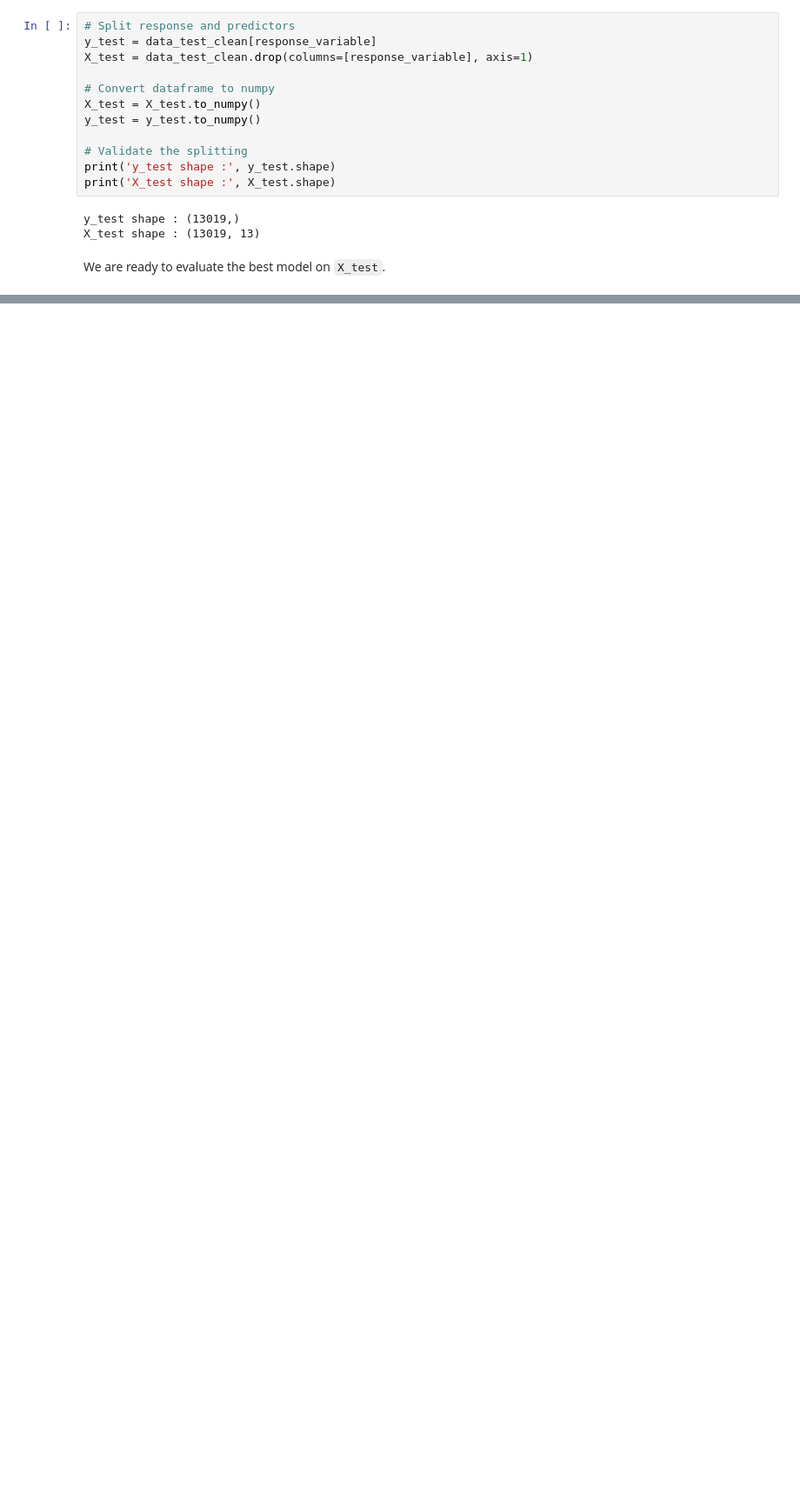
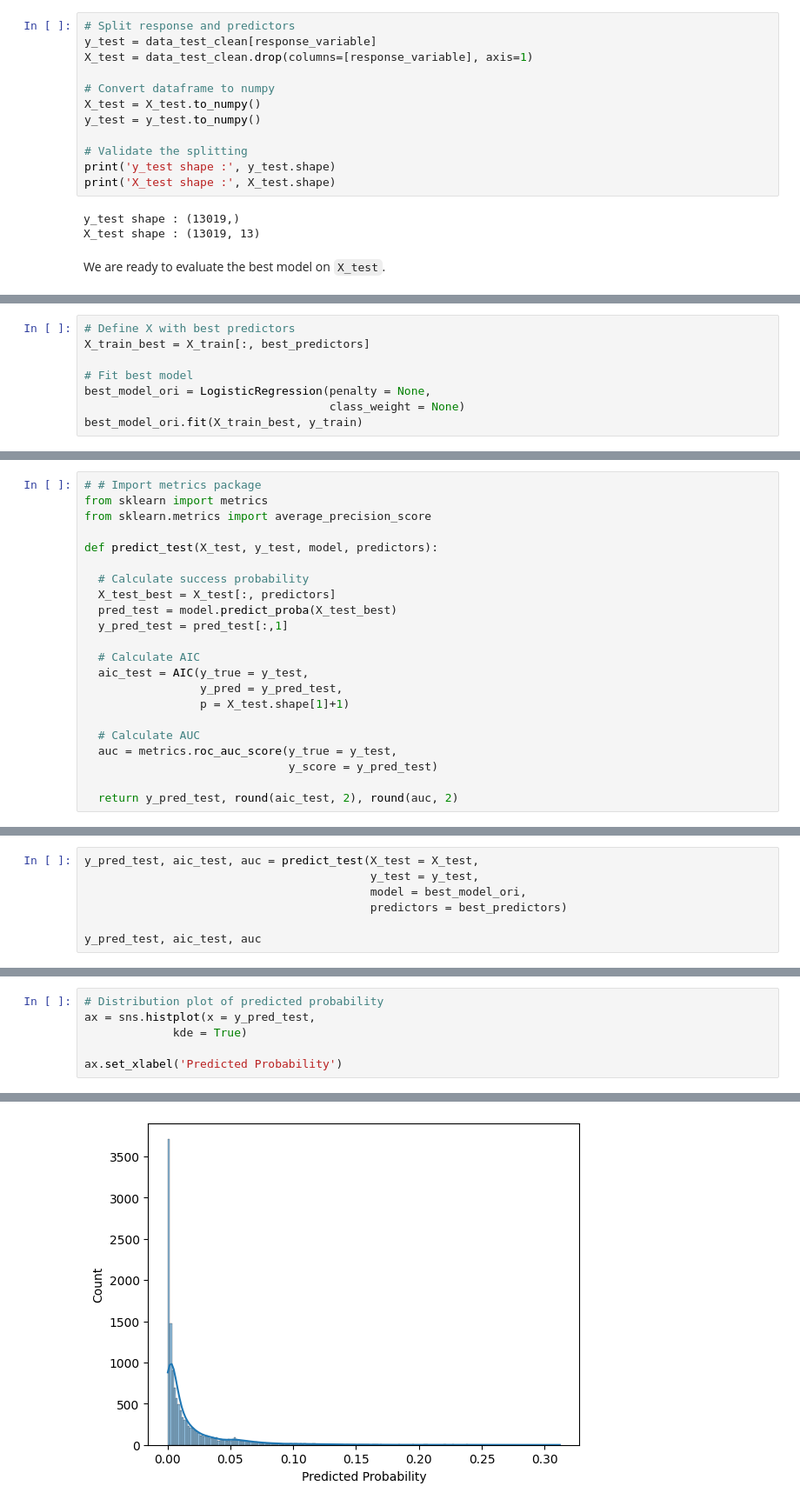
Before and after one commit to daniel-satria/credit_scoring, a Jupyter notebook: notebook/5.imbalancedSampe.ipynb, the cells around one changed output, grey strips where cells are left out. Shown at 87% size. Drawn from its saved outputs; the diff is of its cells as text; blank space fills up the shorter version.

```diff
--- a/notebook/5.imbalancedSampe.ipynb
+++ b/notebook/5.imbalancedSampe.ipynb
@@ -1697,0 +2105,8 @@ We are ready to evaluate the best model on `X_test`.
+# %%
+# Define X with best predictors
+X_train_best = X_train[:, best_predictors]
+
+# Fit best model
+best_model_ori = LogisticRegression(penalty = None,
+                                    class_weight = None)
+best_model_ori.fit(X_train_best, y_train)
@@ -1697,0 +2508,22 @@ We are ready to evaluate the best model on `X_test`.
+# %%
+# # Import metrics package
+from sklearn import metrics
+from sklearn.metrics import average_precision_score
+
+def predict_test(X_test, y_test, model, predictors):
+
+  # Calculate success probability
+  X_test_best = X_test[:, predictors]
+  pred_test = model.predict_proba(X_test_best)
+  y_pred_test = pred_test[:,1]
+
+  # Calculate AIC
+  aic_test = AIC(y_true = y_test,
+                 y_pred = y_pred_test,
+                 p = X_test.shape[1]+1)
+
+  # Calculate AUC
+  auc = metrics.roc_auc_score(y_true = y_test,
+                              y_score = y_pred_test)
+
+  return y_pred_test, round(aic_test, 2), round(auc, 2)
@@ -1697,0 +2533,7 @@ We are ready to evaluate the best model on `X_test`.
+# %%
+y_pred_test, aic_test, auc = predict_test(X_test = X_test,
+                                          y_test = y_test,
+                                          model = best_model_ori,
+                                          predictors = best_predictors)
+
+y_pred_test, aic_test, auc
@@ -1697,0 +2562,7 @@ We are ready to evaluate the best model on `X_test`.
+# %%
+# Distribution plot of predicted probability
+ax = sns.histplot(x = y_pred_test,
+             kde = True)
+
+ax.set_xlabel('Predicted Probability')
+# %% [output]
@@ -1697,0 +2570 @@ We are ready to evaluate the best model on `X_test`.
+[figure, added]
```
Also changed, not shown: parts of 70 cells of this notebook.
